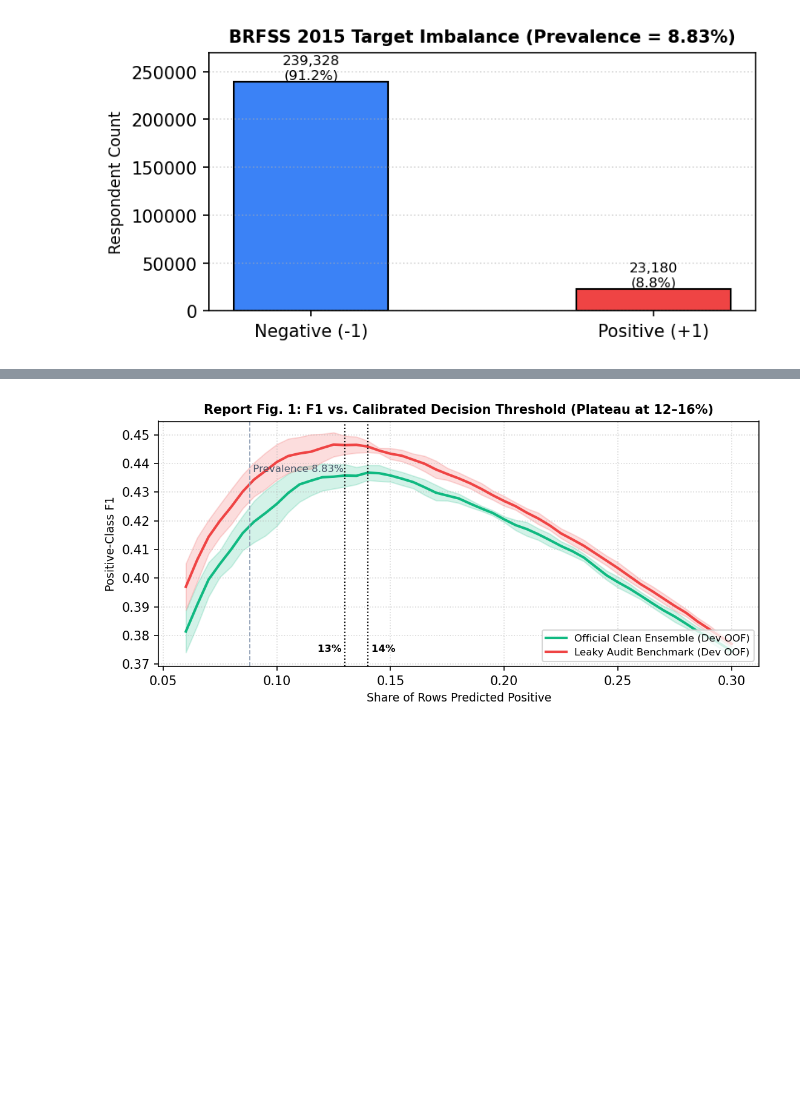
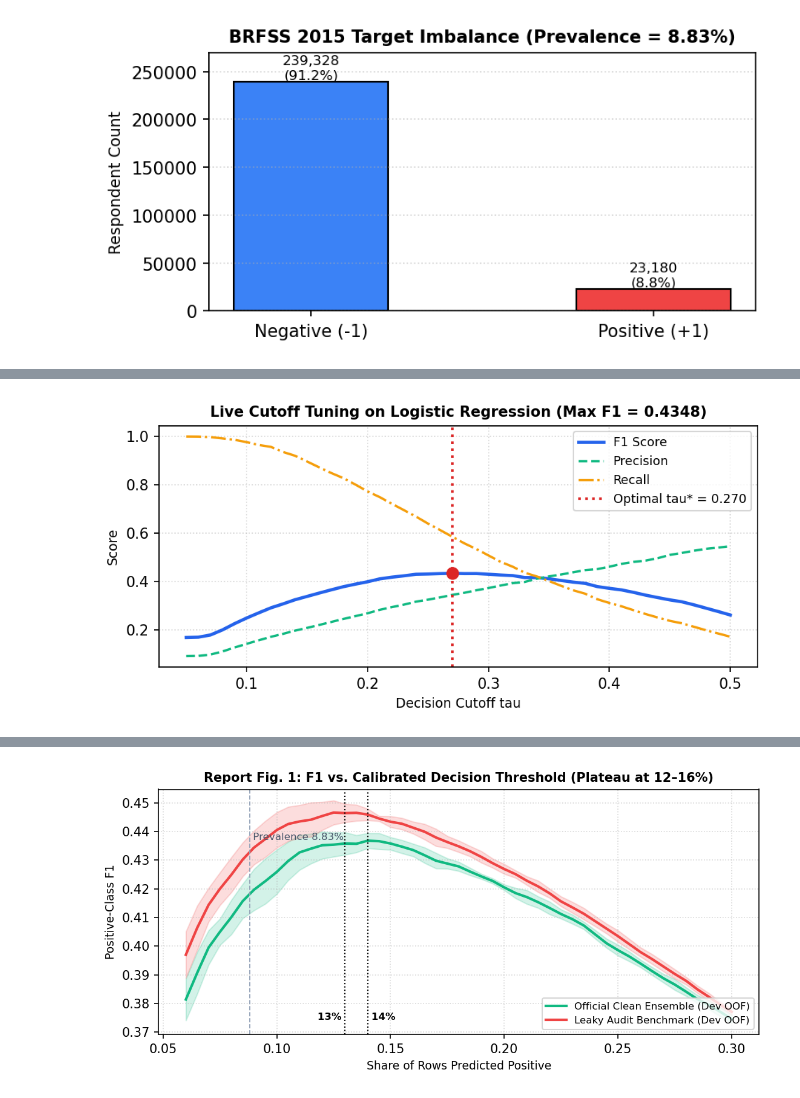
Before and after one commit to Zhiqian-Zhou/ML_Project1, a Jupyter notebook: notebooks/02_experiments.ipynb, the cells around one changed output, grey strips where cells are left out. Saved outputs shown, nothing was run; the diff lists cells and outputs as text; code cells hidden in the pictures; blank space fills up the shorter version.

```diff
--- a/notebooks/02_experiments.ipynb
+++ b/notebooks/02_experiments.ipynb
@@ -105,0 +134,27 @@ Reg. logistic GD (lambda 1e-4 gamma 0.5 1000 it.)            v2 pipeline
+# %%
+taus = np.linspace(0.05, 0.50, 46)
+f1_list, prec_list, rec_list = [], [], []
+for t in taus:
+    p, r, f = metrics.precision_recall_f1(y_sub, np.where(prob_log >= t, 1, -1))
+    f1_list.append(f)
+    prec_list.append(p)
+    rec_list.append(r)
+
+best_idx = np.argmax(f1_list)
+best_tau, best_f1 = taus[best_idx], f1_list[best_idx]
+
+fig, ax = plt.subplots(figsize=(6.5, 3.2), dpi=150)
+ax.plot(taus, f1_list, color='#2563eb', lw=2.2, label='F1 Score')
+ax.plot(taus, prec_list, color='#10b981', ls='--', lw=1.6, label='Precision')
+ax.plot(taus, rec_list, color='#f59e0b', ls='-.', lw=1.6, label='Recall')
+ax.axvline(best_tau, color='#dc2626', ls=':', lw=1.8, label=f'Optimal tau* = {best_tau:.3f}')
+ax.scatter([best_tau], [best_f1], color='#dc2626', s=60, zorder=5)
+ax.set_xlabel('Decision Cutoff tau', fontsize=9)
+ax.set_ylabel('Score', fontsize=9)
+ax.set_title(f'Live Cutoff Tuning on Logistic Regression (Max F1 = {best_f1:.4f})', fontweight='bold', fontsize=10)
+ax.legend(loc='upper right', fontsize=8.5)
+ax.grid(True, linestyle=':', alpha=0.5)
+fig.tight_layout()
+plt.show()
+# %% [output]
+[figure, added]
```
Also changed, not shown: parts of 23 cells of this notebook.
